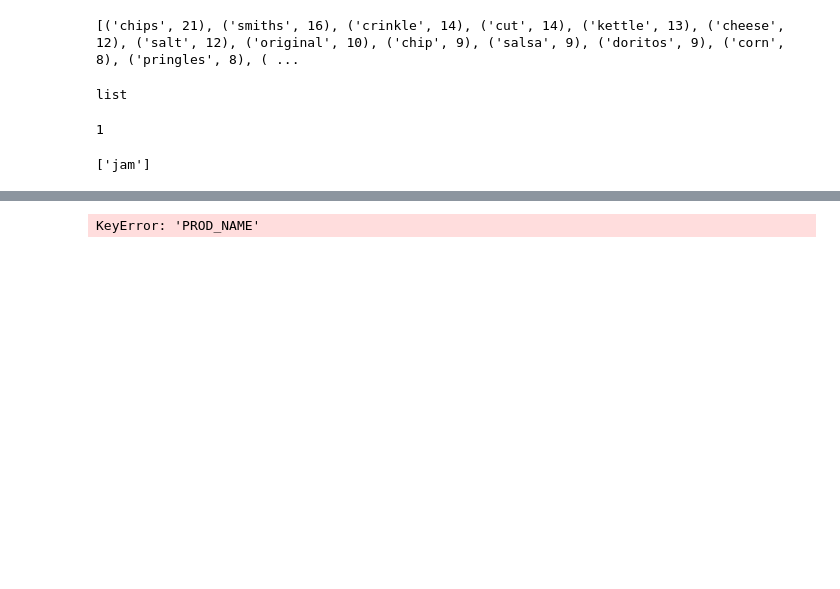
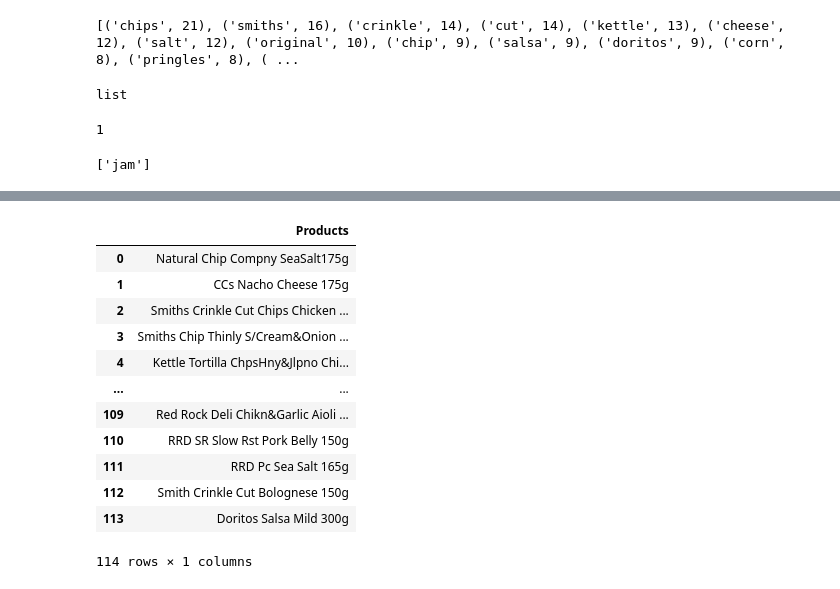
Before and after one commit to salu218/forage_virtual_internship, a Jupyter notebook: quantium.ipynb, the cells around one changed output, grey strips where cells are left out. Drawn from its saved outputs; the diff is of its cells as text; code cells hidden in the pictures; blank space fills up the shorter version.

Commit message:
renamed the product column, dropped spell corrector

```diff
--- a/quantium.ipynb
+++ b/quantium.ipynb
@@ -295,7 +285,18 @@ pandas.core.frame.DataFrame
-# %%
-prod =  product_name["PROD_NAME"].str.lower()
-
-# optional: strip pack sizes so they don't confuse regex
-prod = prod.str.replace(r"\b\d+\s*(g|kg|ml|l)\b", "", regex=True)
-# %% [output]
-KeyError: 'PROD_NAME'
+# %%
+product_name.rename(columns={0: 'Products'}, inplace=True)
+# %%
+product_name
+# %% [output]
+|  | Products |
+| 0 | Natural Chip Compny SeaSalt175g |
+| 1 | CCs Nacho Cheese 175g |
+| 2 | Smiths Crinkle Cut Chips Chicken ... |
+| 3 | Smiths Chip Thinly S/Cream&Onion ... |
+| 4 | Kettle Tortilla ChpsHny&Jlpno Chi... |
+| ... | ... |
+| 109 | Red Rock Deli Chikn&Garlic Aioli ... |
+| 110 | RRD SR Slow Rst Pork Belly 150g |
+| 111 | RRD Pc Sea Salt 165g |
+| 112 | Smith Crinkle Cut Bolognese 150g |
+| 113 | Doritos Salsa Mild 300g |
+114 rows × 1 columns
```
Also changed, not shown: parts of 4 cells of this notebook.
